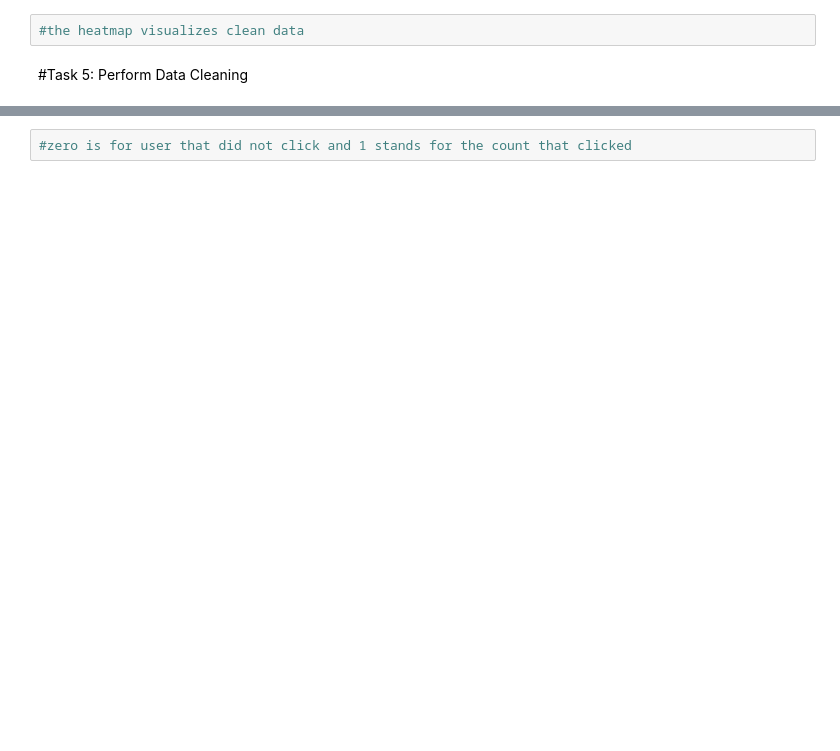
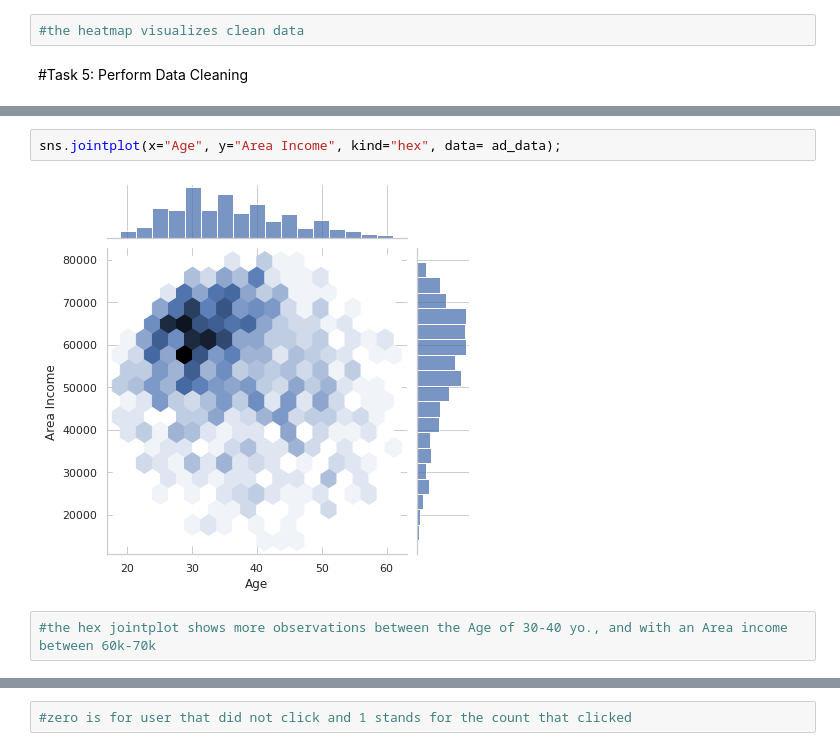
Before and after one commit to jlopez1288/Predictive_Analytics101, a Jupyter notebook: Advertising_Analysis_JennLopez.ipynb, the cells around one changed output, grey strips where cells are left out. Saved outputs shown, nothing was run; the diff lists cells and outputs as text; blank space fills up the shorter version.

```diff
--- a/Advertising_Analysis_JennLopez.ipynb
+++ b/Advertising_Analysis_JennLopez.ipynb
@@ -101,0 +160,6 @@ sns.heatmap(ad_data.isnull(), yticklabels=False,cbar=False,cmap='viridis')
+# %%
+sns.jointplot(x="Age", y="Area Income", kind="hex", data= ad_data);
+# %% [output]
+[figure, added]
+# %%
+#the hex jointplot shows more observations between the Age of 30-40 yo., and with an Area income between 60k-70k
```
Also changed, not shown: parts of 34 cells of this notebook.
